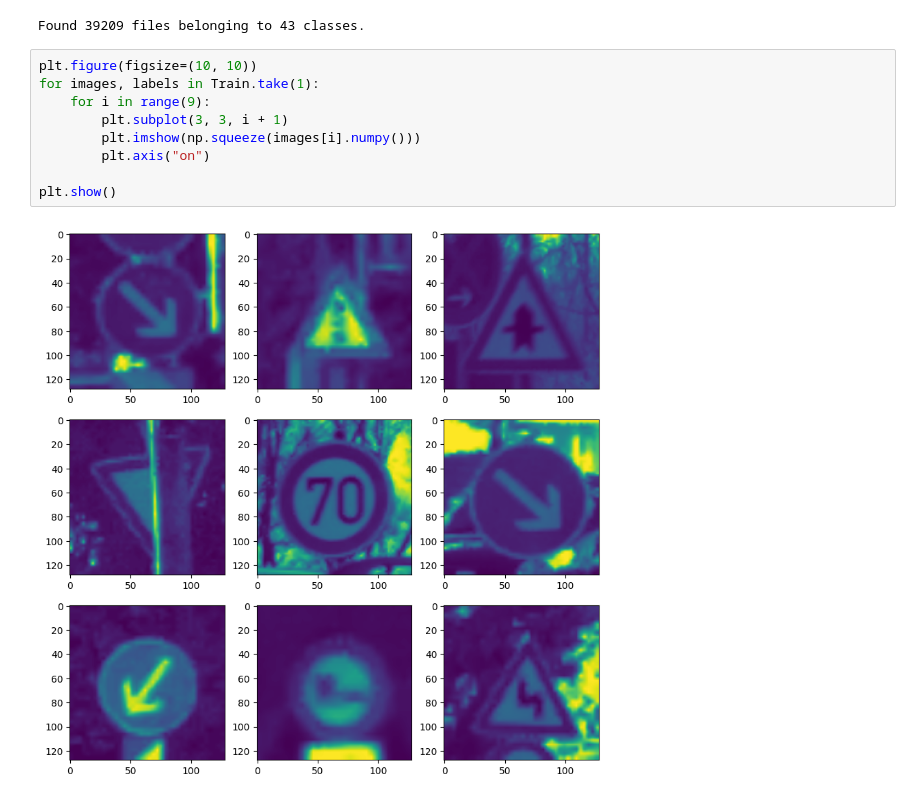
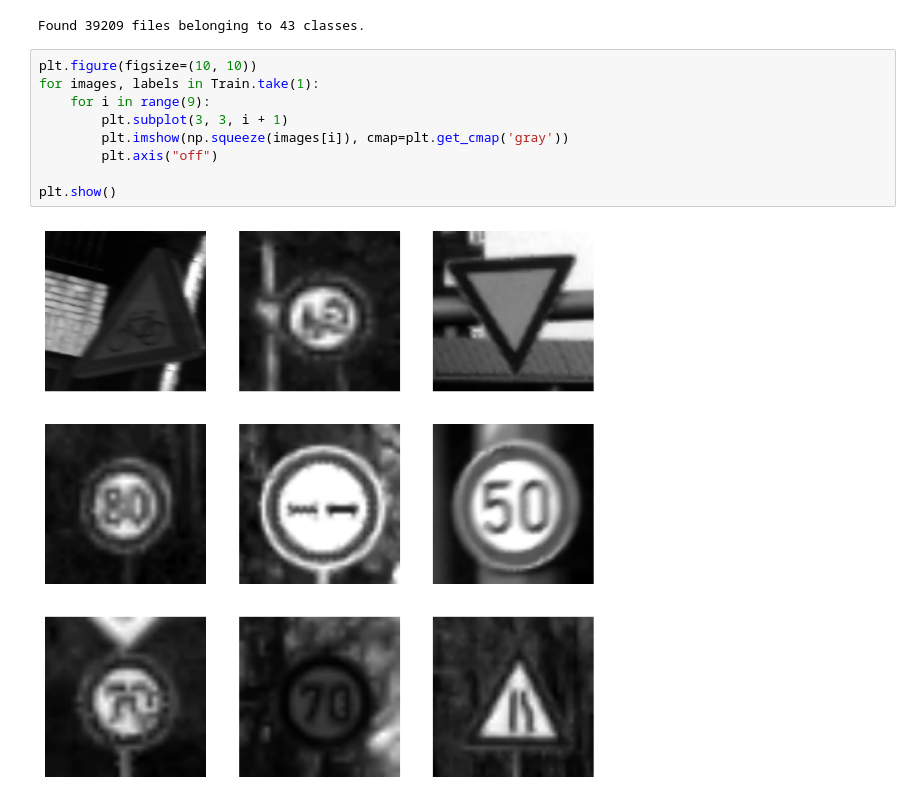
Before and after one commit to Lohries/ML, a Jupyter notebook: ML/Image_process/Sign.ipynb, the cells around one changed output. Cells and saved outputs as stored; diff of their text form.

Commit message:
plotting

```diff
--- a/ML/Image_process/Sign.ipynb
+++ b/ML/Image_process/Sign.ipynb
@@ -51,11 +51,11 @@ Found 39209 files belonging to 43 classes.
 # %%
 plt.figure(figsize=(10, 10))
 for images, labels in Train.take(1):
     for i in range(9):
         plt.subplot(3, 3, i + 1)
-        plt.imshow(np.squeeze(images[i].numpy()))
-        plt.axis("on")
+        plt.imshow(np.squeeze(images[i]), cmap=plt.get_cmap('gray'))
+        plt.axis("off")
 
 plt.show()
 # %% [output]
-[figure, old version]
+[figure, new version]
```
